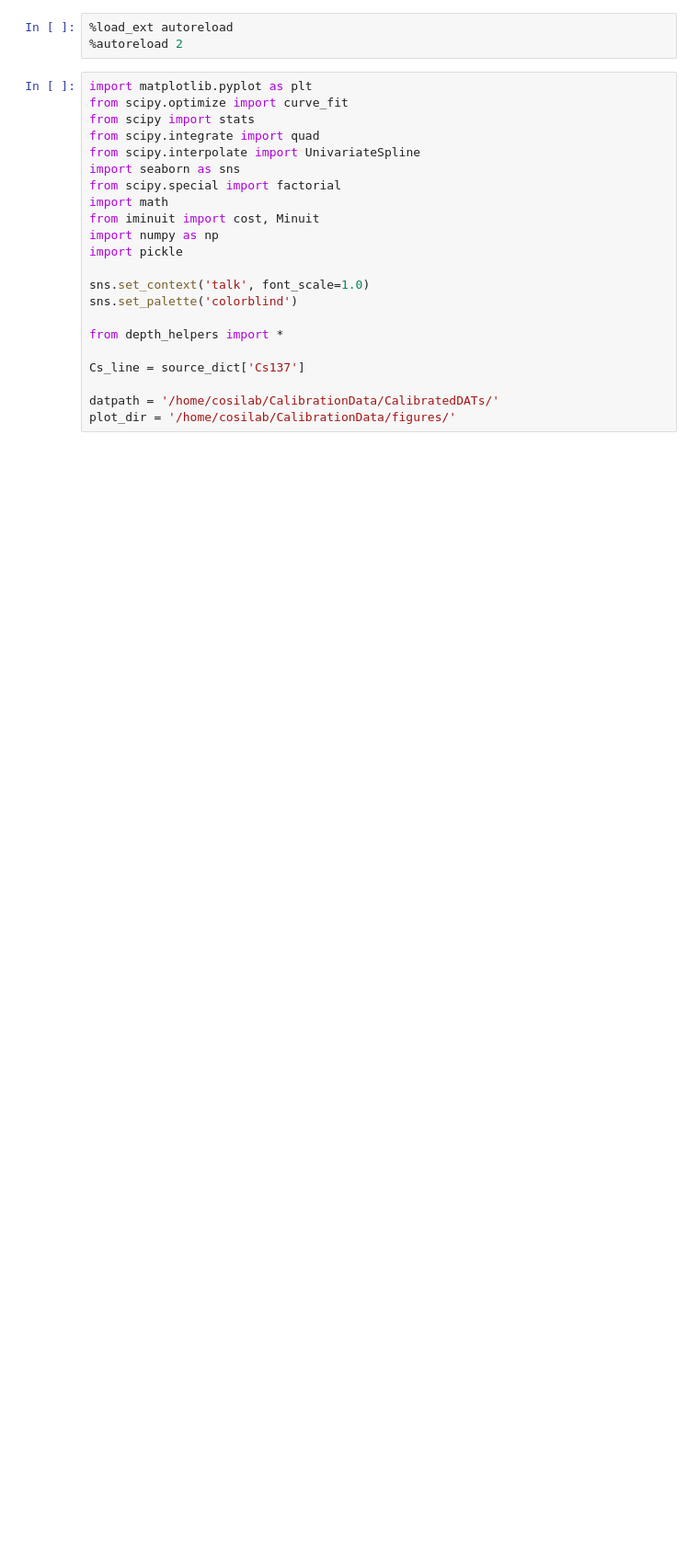
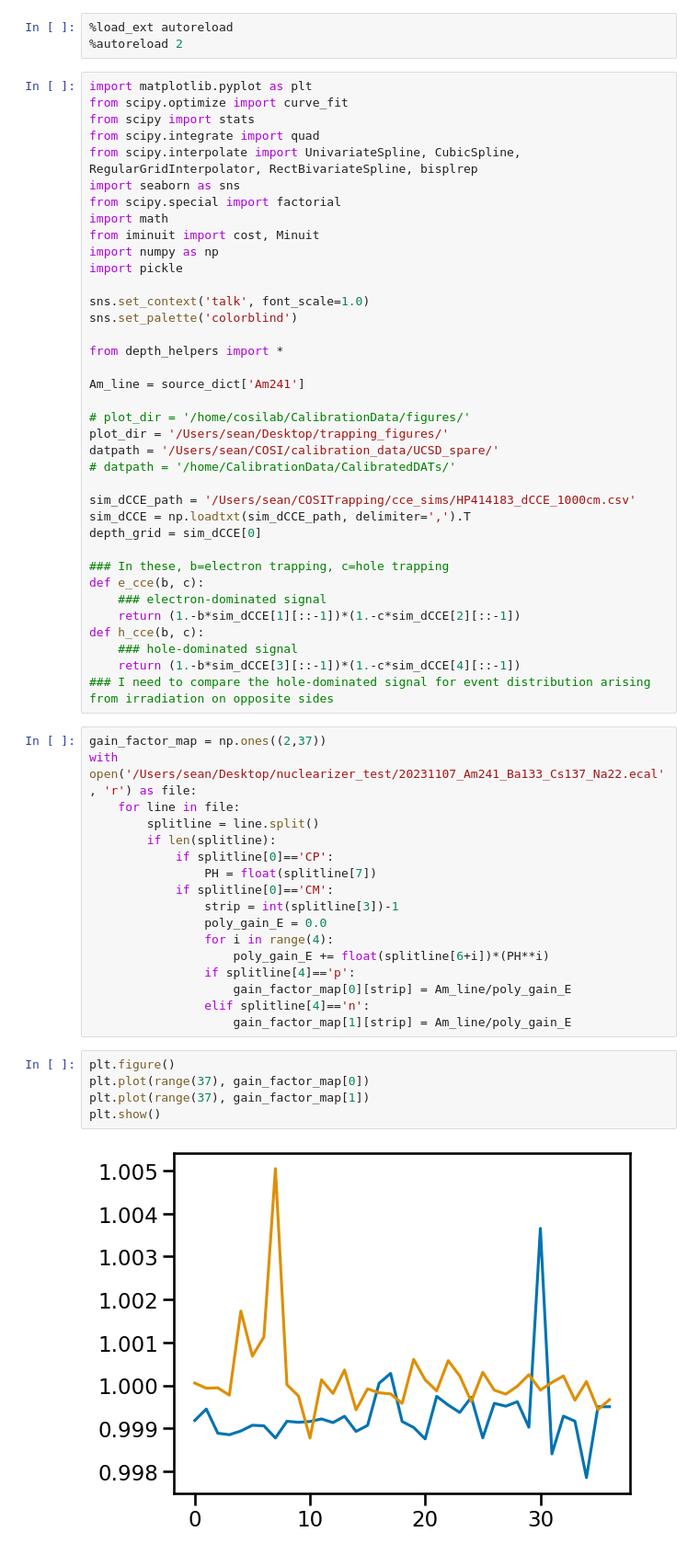
Before and after one commit to snpike/COSITrapping, a Jupyter notebook: Am241_mapping.ipynb, the cells around one changed output. Shown at 92% size. Saved outputs shown, nothing was run; the diff lists cells and outputs as text; blank space fills up the shorter version.

Commit message:
mapping Am241 centroid shifts and determining trapping products

```diff
--- a/Am241_mapping.ipynb
+++ b/Am241_mapping.ipynb
@@ -6,7 +6,7 @@ import matplotlib.pyplot as plt
 from scipy.optimize import curve_fit
 from scipy import stats
 from scipy.integrate import quad
-from scipy.interpolate import UnivariateSpline
+from scipy.interpolate import UnivariateSpline, CubicSpline, RegularGridInterpolator, RectBivariateSpline, bisplrep
 import seaborn as sns
 from scipy.special import factorial
 import math
@@ -19,7 +19,46 @@ sns.set_palette('colorblind')
 
 from depth_helpers import *
 
-Cs_line = source_dict['Cs137']
+Am_line = source_dict['Am241']
 
-datpath = '/home/cosilab/CalibrationData/CalibratedDATs/'
-plot_dir = '/home/cosilab/CalibrationData/figures/'
+# plot_dir = '/home/cosilab/CalibrationData/figures/'
+plot_dir = '/Users/sean/Desktop/trapping_figures/'
+datpath = '/Users/sean/COSI/calibration_data/UCSD_spare/'
+# datpath = '/home/CalibrationData/CalibratedDATs/'
+
+sim_dCCE_path = '/Users/sean/COSITrapping/cce_sims/HP414183_dCCE_1000cm.csv'
+sim_dCCE = np.loadtxt(sim_dCCE_path, delimiter=',').T
+depth_grid = sim_dCCE[0]
+
+### In these, b=electron trapping, c=hole trapping
+def e_cce(b, c):
+    ### electron-dominated signal
+    return (1.-b*sim_dCCE[1][::-1])*(1.-c*sim_dCCE[2][::-1])
+def h_cce(b, c):
+    ### hole-dominated signal
+    return (1.-b*sim_dCCE[3][::-1])*(1.-c*sim_dCCE[4][::-1])
+### I need to compare the hole-dominated signal for event distribution arising from irradiation on opposite sides
+# %%
+gain_factor_map = np.ones((2,37))
+with open('/Users/sean/Desktop/nuclearizer_test/20231107_Am241_Ba133_Cs137_Na22.ecal', 'r') as file:
+    for line in file:
+        splitline = line.split()
+        if len(splitline):
+            if splitline[0]=='CP':
+                PH = float(splitline[7])
+            if splitline[0]=='CM':
+                strip = int(splitline[3])-1
+                poly_gain_E = 0.0
+                for i in range(4):
+                    poly_gain_E += float(splitline[6+i])*(PH**i)
+                if splitline[4]=='p':
+                    gain_factor_map[0][strip] = Am_line/poly_gain_E
+                elif splitline[4]=='n':
+                    gain_factor_map[1][strip] = Am_line/poly_gain_E
+# %%
+plt.figure()
+plt.plot(range(37), gain_factor_map[0])
+plt.plot(range(37), gain_factor_map[1])
+plt.show()
+# %% [output]
+[figure, added]
```
Also changed, not shown: parts of 31 cells of this notebook, 12 other files.
